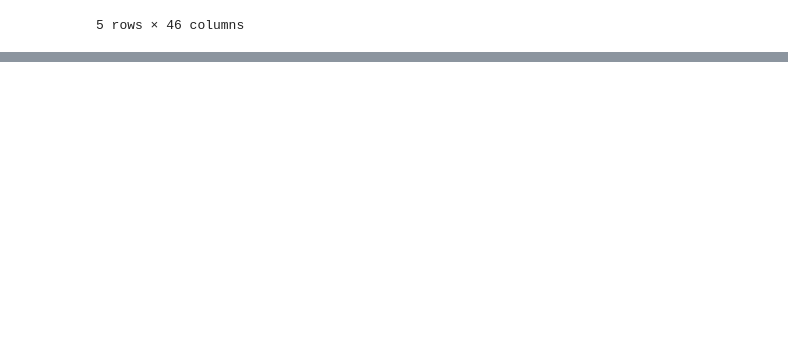
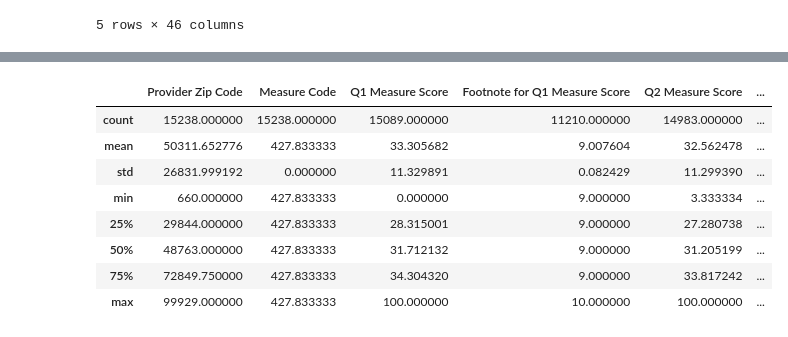
Before and after one commit to schledererj/cs6340-final-project, a Jupyter notebook: jim_sandbox.ipynb, the cells around one changed output, grey strips where cells are left out. Drawn from its saved outputs; the diff is of its cells as text; code cells hidden in the pictures; blank space fills up the shorter version.

```diff
--- a/jim_sandbox.ipynb
+++ b/jim_sandbox.ipynb
@@ -47,0 +46,12 @@ quality_mds_df.describe()
+# %%
+quality_mds_df.groupby('Federal Provider Number').mean().describe()
+# %% [output]
+|  | Provider Zip Code | Measure Code | Q1 Measure Score | Footnote for Q1 Measure Score | Q2 Measure Score | ... |
+| count | 15238.000000 | 15238.000000 | 15089.000000 | 11210.000000 | 14983.000000 | ... |
+| mean | 50311.652776 | 427.833333 | 33.305682 | 9.007604 | 32.562478 | ... |
+| std | 26831.999192 | 0.000000 | 11.329891 | 0.082429 | 11.299390 | ... |
+| min | 660.000000 | 427.833333 | 0.000000 | 9.000000 | 3.333334 | ... |
+| 25% | 29844.000000 | 427.833333 | 28.315001 | 9.000000 | 27.280738 | ... |
+| 50% | 48763.000000 | 427.833333 | 31.712132 | 9.000000 | 31.205199 | ... |
+| 75% | 72849.750000 | 427.833333 | 34.304320 | 9.000000 | 33.817242 | ... |
+| max | 99929.000000 | 427.833333 | 100.000000 | 10.000000 | 100.000000 | ... |
```
Also changed, not shown: parts of 1 cell of this notebook.
